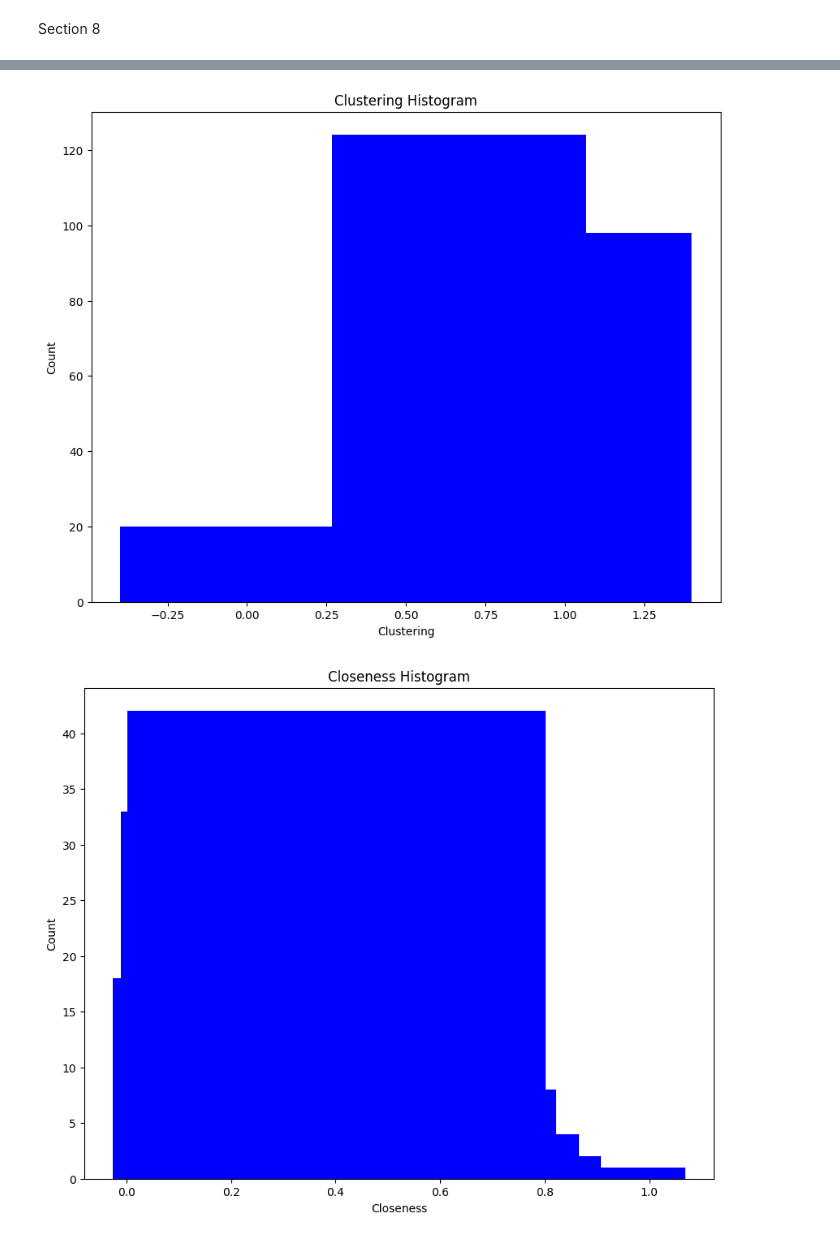
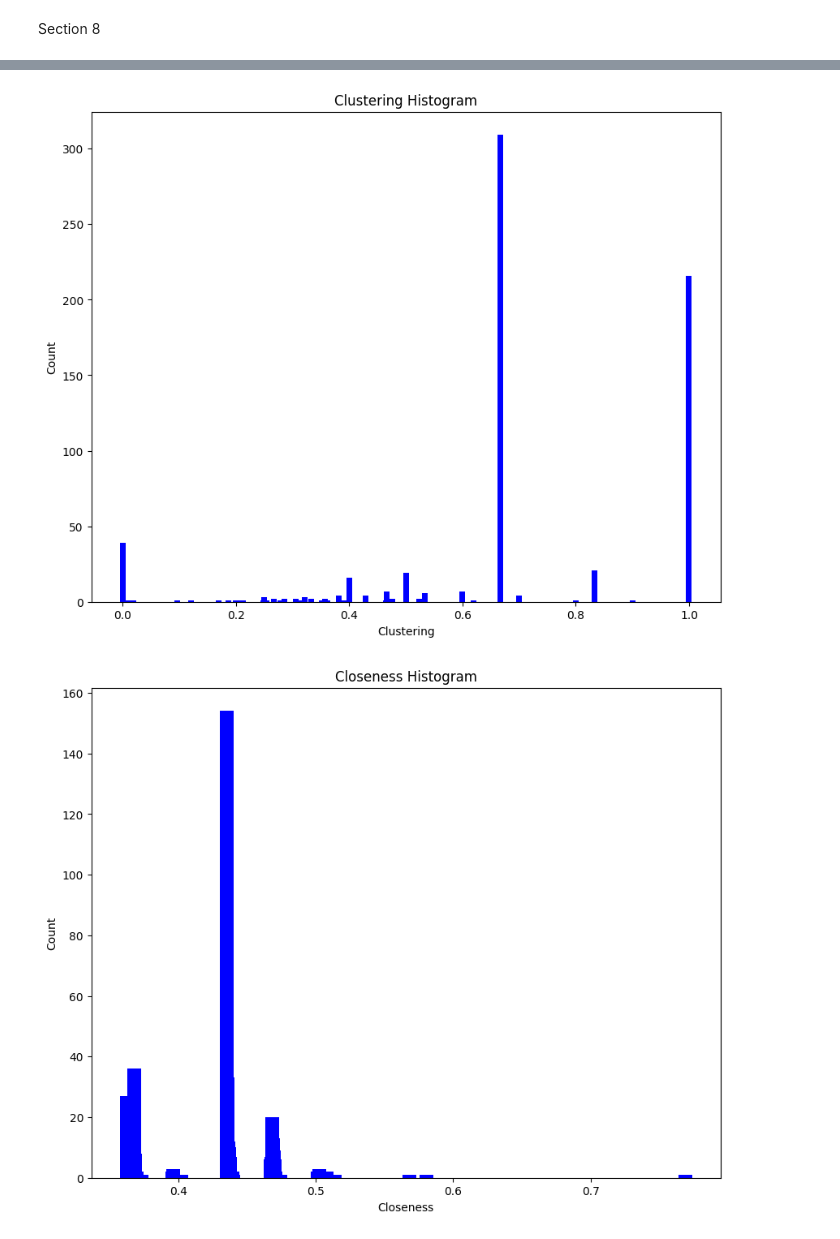
Before and after one commit to pahiz/sna-project, a Jupyter notebook: sosial_graph.ipynb, the cells around one changed output, grey strips where cells are left out. Saved outputs shown, nothing was run; the diff lists cells and outputs as text; code cells hidden in the pictures.

```diff
--- a/sosial_graph.ipynb
+++ b/sosial_graph.ipynb
@@ -12,7 +12,7 @@ def isNaN(num):
     return num != num
 # %%
 # read values from excel database
-xlsx_path = 'tweets_database.xlsx'
+xlsx_path = 'tweets_database_1500.xlsx'
 data = pd.read_excel(xlsx_path,
                   names=['HASHTAG', 'OTHER HASHTAGS', "Twitter ID", "tweet message", "retweet","location", "followers"])
 #data
@@ -193,7 +194,7 @@ degreeCount = collections.Counter(degree_sequence)
 deg, cnt = zip(*degreeCount.items())
 
 figure(figsize=(10, 8), dpi=100)
-plt.bar(deg, cnt, width=0.80, color='b')
+plt.bar(deg, cnt, color='b', width=0.01)
 
 plt.title("Clustering Histogram")
 plt.ylabel("Count")
@@ -205,28 +206,28 @@ pos = nx.spring_layout(G)
 plt.axis('off')
 plt.show()
 # %% [output]
-[figure, old version]
+[figure, new version]
 # %%
 # local betweenness histogram
 closenessness = dict(nx.closeness_centrality(G))
 degree_sequence = sorted([closenessness[hashtag] for hashtag in closenessness], reverse=True)  # degree sequence
 degreeCount = collections.Counter(degree_sequence)
 deg, cnt = zip(*degreeCount.items())
 
 figure(figsize=(10, 8), dpi=100)
-plt.bar(deg, cnt, width=0.80, color='b')
+plt.bar(deg, cnt, width=0.01, color='b')
 
 plt.title("Closeness Histogram")
 plt.ylabel("Count")
 plt.xlabel("Closeness")
 
 # draw graph in inset
 plt.axes([0.4, 0.4, 0.5, 0.5])
 pos = nx.spring_layout(G)
 plt.axis('off')
 plt.show()
 # %% [output]
-[figure, old version]
+[figure, new version]
 # %%
 # betweenness histogram
 betweennessness = dict(nx.betweenness_centrality(G))
```
Also changed, not shown: parts of 11 cells of this notebook.
